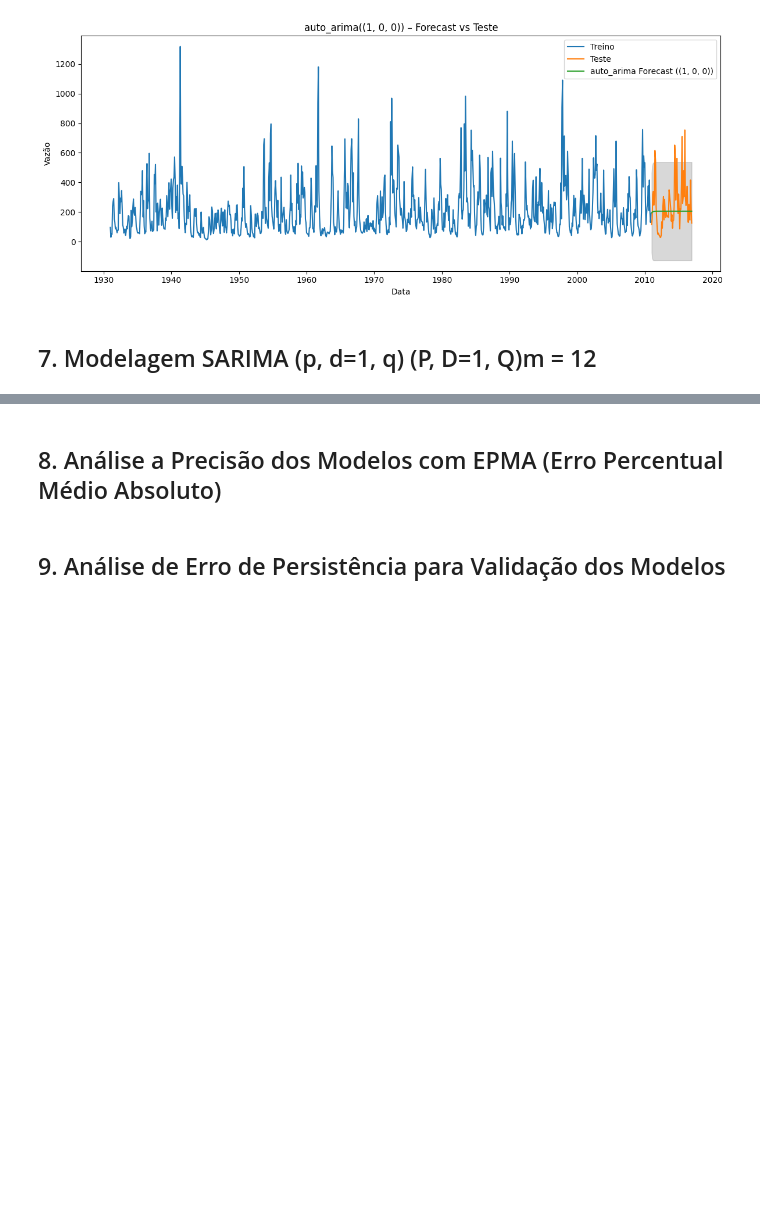
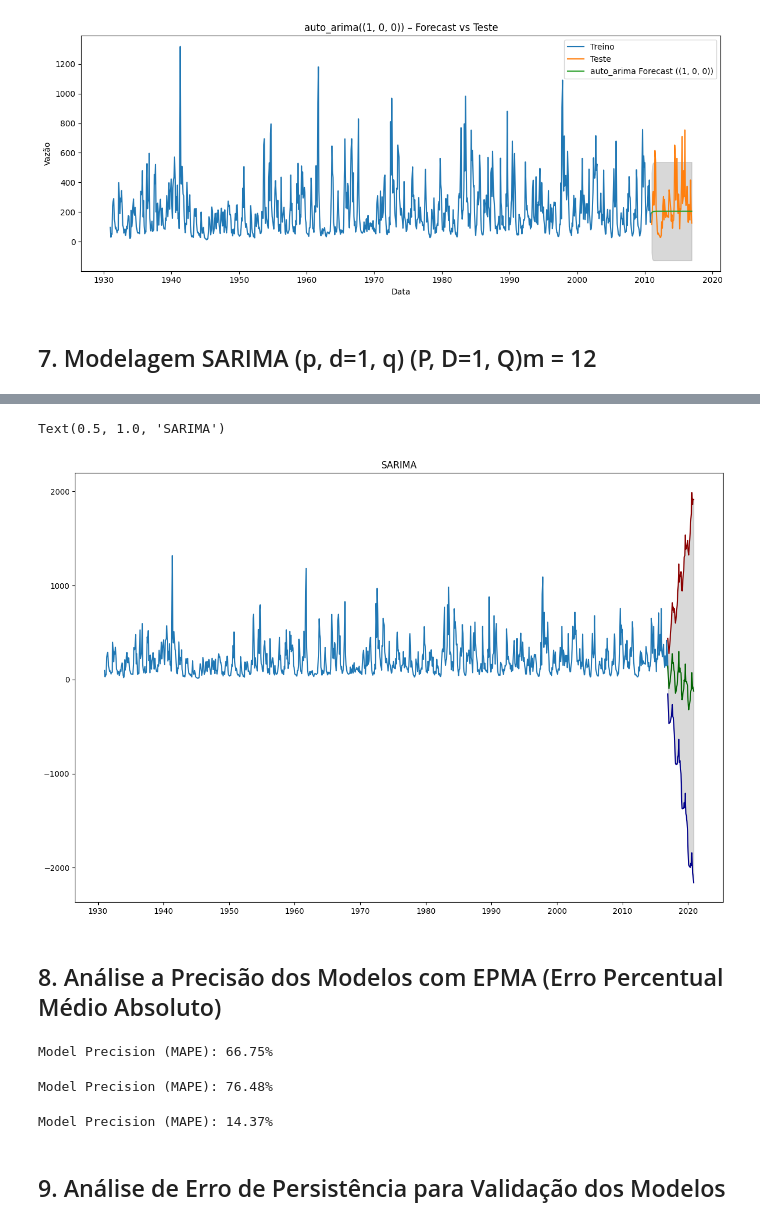
Before and after one commit to LucasMacieel/Modelagem_Analitica, a Jupyter notebook: passos_real_analysis.ipynb, the cells around one changed output, grey strips where cells are left out. Saved outputs shown, nothing was run; the diff lists cells and outputs as text; code cells hidden in the pictures; blank space fills up the shorter version.

```diff
--- a/passos_real_analysis.ipynb
+++ b/passos_real_analysis.ipynb
@@ -575,18 +602,21 @@ print(sarima.summary())
 # %%
 figure(figsize=(15,10))
 n_periods = 48
 fitted, confint = sarima.predict(n_periods=n_periods, return_conf_int=True)
 index_of_fc = pd.date_range(df_model.index[-1], periods = n_periods, freq='MS')
 # make series for plotting purpose
-fitted_series = pd.Series(fitted.values, index=index_of_fc)
+fitted_series_sarima = pd.Series(fitted.values, index=index_of_fc)
 lower_series = pd.Series(confint[:, 0], index=index_of_fc)
 upper_series = pd.Series(confint[:, 1], index=index_of_fc)
 # Plot
 plt.plot(df_model)
-plt.plot(fitted_series, color='darkgreen')
+plt.plot(fitted_series_sarima, color='darkgreen')
 plt.plot(upper_series, color='darkred')
 plt.plot(lower_series, color='darkblue')
 plt.fill_between(lower_series.index, lower_series, upper_series, color='k', alpha=.15)
 plt.title("SARIMA")
+# %% [output]
+Text(0.5, 1.0, 'SARIMA')
+[figure, added]
 # %% [markdown]
 ## 8. Análise a Precisão dos Modelos com EPMA (Erro Percentual Médio Absoluto)
@@ -593,2 +628,17 @@ plt.title("SARIMA")
+# %%
+mape = calculate_mape(test, manual_fc_arma)
+print(f'Model Precision (MAPE): {mape:.2f}%')
+# %% [output]
+Model Precision (MAPE): 66.75%
+# %%
+mape = calculate_mape(test, manual_fc_arima)
+print(f'Model Precision (MAPE): {mape:.2f}%')
+# %% [output]
+Model Precision (MAPE): 76.48%
+# %%
+mape = calculate_mape(test, fitted_series_sarima)
+print(f'Model Precision (MAPE): {mape:.2f}%')
+# %% [output]
+Model Precision (MAPE): 14.37%
 # %% [markdown]
 ## 9. Análise de Erro de Persistência para Validação dos Modelos
```
Also changed, not shown: parts of 10 cells of this notebook.
